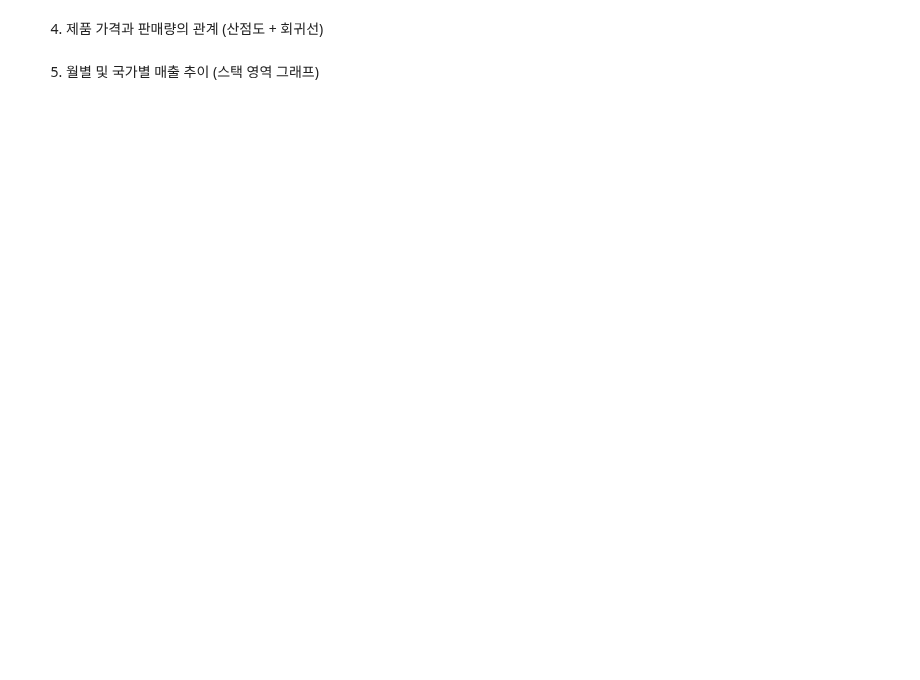
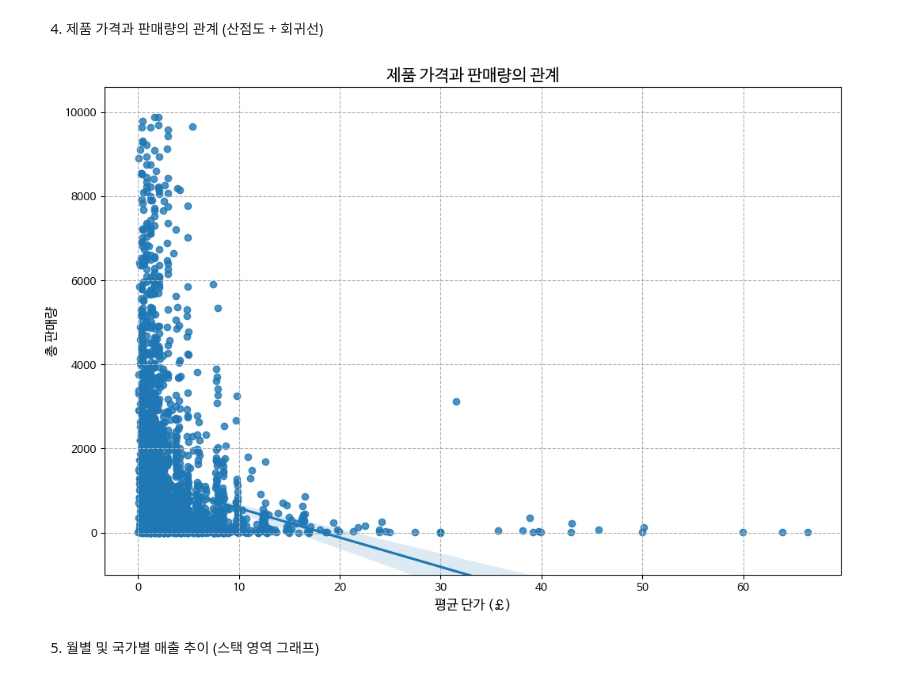
Before and after one commit to Nis4Newt/Data-Analysis-with-Open-Source, a Jupyter notebook: 오픈소스_데이터_분석_11강.ipynb, the cells around one changed output. Saved outputs shown, nothing was run; the diff lists cells and outputs as text; code cells hidden in the pictures; blank space fills up the shorter version.

```diff
--- a/오픈소스_데이터_분석_11강.ipynb
+++ b/오픈소스_데이터_분석_11강.ipynb
@@ -486,28 +524,30 @@ plt.show()
 # %%
 ## 제품별 평균 단가 및 총 판매량 계산
 product_price_quantity = retail_data_clean.groupby('StockCode').agg({
     'UnitPrice': 'mean',
     'Quantity': 'sum'
 }).reset_index()
 
 ## 이상치 제거 (가격 100 미만, 판매량 10000 미만)
 filtered_products = product_price_quantity[
   (product_price_quantity['UnitPrice'] < 100) &
   (product_price_quantity['Quantity'] < 10000)
 ]
 
 ## 가격과 판매량의 관계 시각화 (회귀선 포함 산점도)
 plt.figure(figsize=(12, 8))
 # seaborn의 regplot을 이용하여 회귀선 포함 산점도를 출력
-
+sns.regplot(x='UnitPrice', y='Quantity', data=filtered_products)
 
 ## 그래프 제목 및 축 레이블 설정
 plt.title('제품 가격과 판매량의 관계', fontsize=15)
 plt.xlabel('평균 단가 (£)', fontsize=12)
 plt.ylabel('총 판매량', fontsize=12)
 plt.ylim(-1000, None) ## y축 시작점 설정
 plt.grid(linestyle='--') ## 그리드 추가
 plt.show()
+# %% [output]
+[figure, added]
 # %% [markdown]
 5. 월별 및 국가별 매출 추이 (스택 영역 그래프)
 # %%
```
Also changed, not shown: parts of 5 cells of this notebook.
